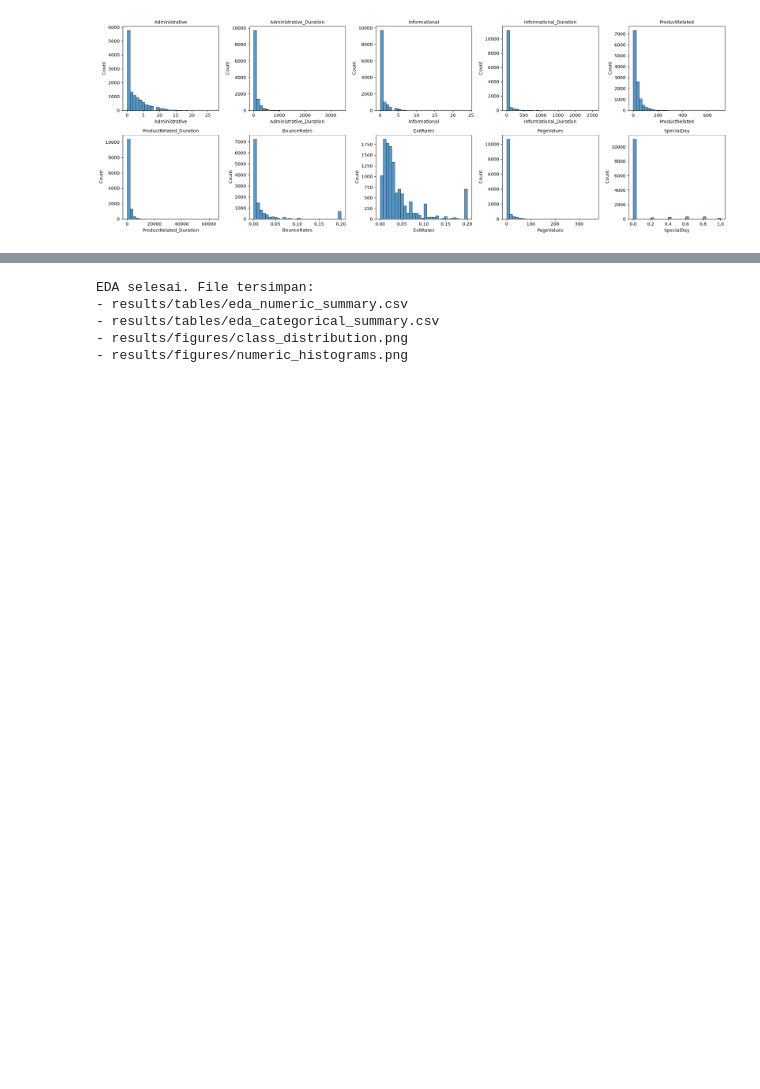
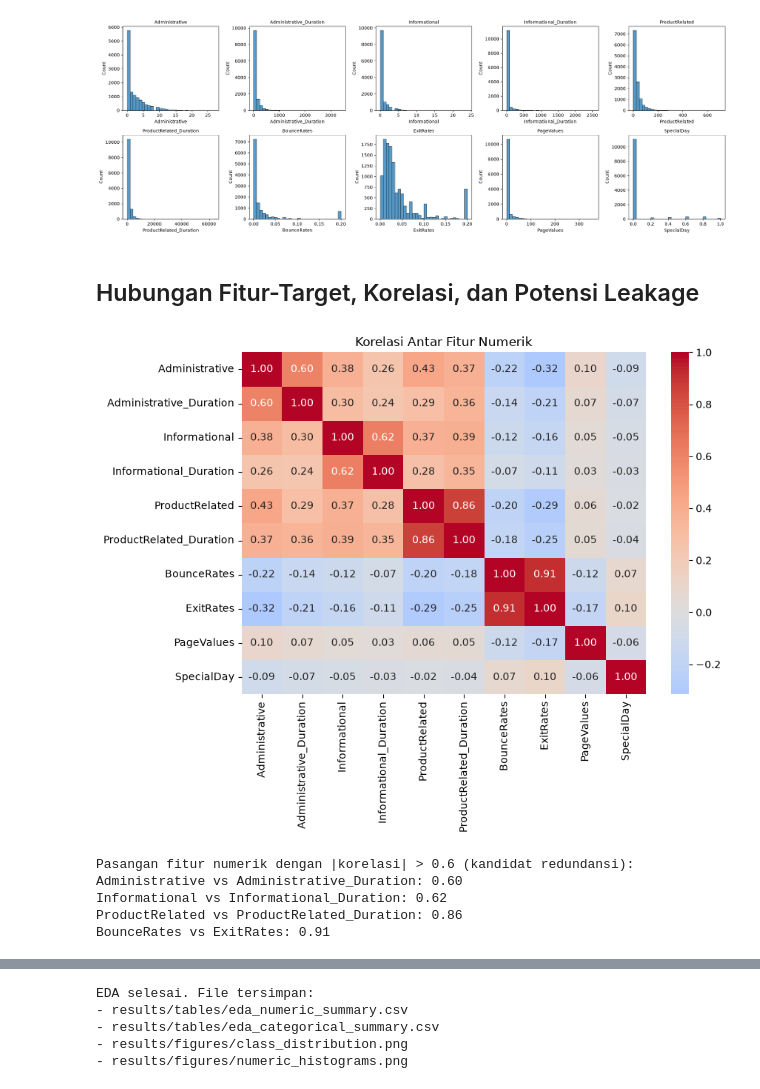
Before and after one commit to vickymahfudy/tugas-data-science, a Jupyter notebook: notebooks/02_eda.ipynb, the cells around one changed output, grey strips where cells are left out. Drawn from its saved outputs; the diff is of its cells as text; code cells hidden in the pictures; blank space fills up the shorter version.

```diff
--- a/notebooks/02_eda.ipynb
+++ b/notebooks/02_eda.ipynb
@@ -172,3 +299,34 @@ plt.savefig('../results/figures/numeric_histograms.png', dpi=120)
 plt.show()
 # %% [output]
 [figure]
+# %% [markdown]
+## Hubungan Fitur-Target, Korelasi, dan Potensi Leakage
+# %%
+corr = df[numeric_features].corr()
+
+fig, ax = plt.subplots(figsize=(9, 7))
+sns.heatmap(corr, annot=True, fmt='.2f', cmap='coolwarm', center=0, ax=ax)
+ax.set_title('Korelasi Antar Fitur Numerik')
+plt.tight_layout()
+plt.savefig('../results/figures/correlation_heatmap.png', dpi=120)
+plt.show()
+# %% [output]
+[figure, added]
+# %%
+import itertools
+
+print('Pasangan fitur numerik dengan |korelasi| > 0.6 (kandidat redundansi):')
+high_corr_pairs = []
+for a, b in itertools.combinations(numeric_features, 2):
+    r = corr.loc[a, b]
+    if abs(r) > 0.6:
+        high_corr_pairs.append({'feature_a': a, 'feature_b': b, 'correlation': round(r, 2)})
+        print(f'{a} vs {b}: {r:.2f}')
+
+pd.DataFrame(high_corr_pairs).to_csv('../results/tables/eda_high_correlation_pairs.csv', index=False)
+# %% [output]
+Pasangan fitur numerik dengan |korelasi| > 0.6 (kandidat redundansi):
+Administrative vs Administrative_Duration: 0.60
+Informational vs Informational_Duration: 0.62
+ProductRelated vs ProductRelated_Duration: 0.86
+BounceRates vs ExitRates: 0.91
```
Also changed, not shown: parts of 18 cells of this notebook, 19 other files.
